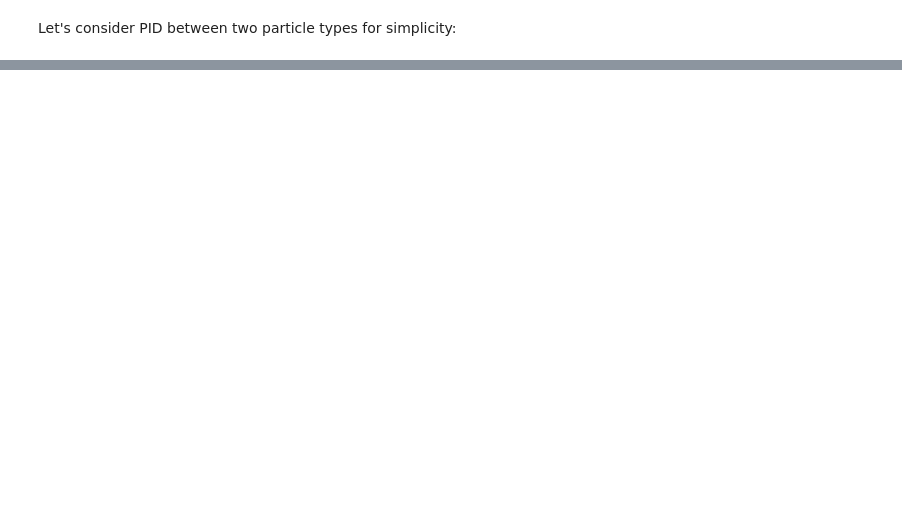
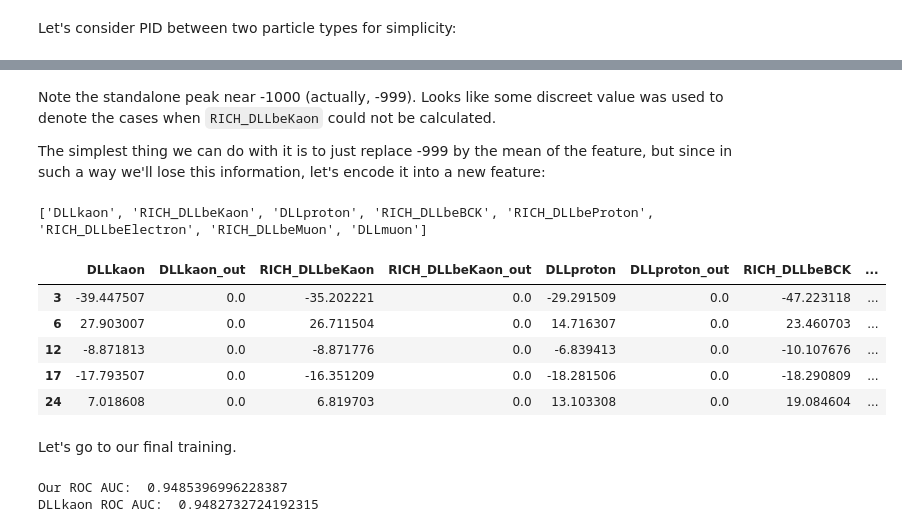
Before and after one commit to SiLiKhon/HEPStatsSeminar, a Jupyter notebook: seminar2/LinearModels_LHCb_PID.ipynb, the cells around one changed output, grey strips where cells are left out. Cells and saved outputs as stored; diff of their text form; code cells hidden in the pictures; blank space fills up the shorter version.

```diff
--- a/seminar2/LinearModels_LHCb_PID.ipynb
+++ b/seminar2/LinearModels_LHCb_PID.ipynb
@@ -242,0 +206,16 @@ plt.ylabel('rms range');
+# %%
+def get_features(dataset):
+  return dataset[top10_features]
+
+scaler = preprocessing.RobustScaler()
+scaler.fit(get_features(train))
+
+model = linear_model.LogisticRegression()
+
+model.fit(scaler.transform(get_features(train)), train.Label)
+
+preds_train = model.predict_proba(scaler.transform(get_features(train)))[:,1]
+preds_test  = model.predict_proba(scaler.transform(get_features(test )))[:,1]
+
+print(metrics.roc_auc_score(train.Label, preds_train))
+print(metrics.roc_auc_score(test .Label, preds_test ))
@@ -242,0 +233,55 @@ plt.ylabel('rms range');
+# %% [markdown]
+Note the standalone peak near -1000 (actually, -999). Looks like some discreet value was used to denote the cases when `RICH_DLLbeKaon` could not be calculated.
+
+The simplest thing we can do with it is to just replace -999 by the mean of the feature, but since in such a way we'll lose this information, let's encode it into a new feature:
+# %%
+def convert_outlier(column, value=-999):
+  """
+  This function takes a single pandas column and returns a dataframe
+  with two columns: same column with all occurrences of `value`
+  replaced by mean and a binary `column == value` column
+  """
+  is_out = (column == value)
+  is_out.name += '_out'
+
+  mean = column[~is_out].mean()
+  column = column.copy()
+  column[is_out] = mean
+
+  return pd.concat([column, is_out.astype(float)], axis=1)
+# %%
+outlier_columns = [f for f in top10_features if (data[f] == -999).sum() > 0]
+print(outlier_columns)
+# %% [output]
+['DLLkaon', 'RICH_DLLbeKaon', 'DLLproton', 'RICH_DLLbeBCK', 'RICH_DLLbeProton', 'RICH_DLLbeElectron', 'RICH_DLLbeMuon', 'DLLmuon']
+# %%
+def get_features(dataset):
+  return pd.concat([convert_outlier(dataset[f]) if f in outlier_columns else
+                    dataset[f] for f in top10_features], axis=1)
+
+get_features(train).head()
+# %% [output]
+|  | DLLkaon | DLLkaon_out | RICH_DLLbeKaon | RICH_DLLbeKaon_out | DLLproton | DLLproton_out | RICH_DLLbeBCK | ... |
+| 3 | -39.447507 | 0.0 | -35.202221 | 0.0 | -29.291509 | 0.0 | -47.223118 | ... |
+| 6 | 27.903007 | 0.0 | 26.711504 | 0.0 | 14.716307 | 0.0 | 23.460703 | ... |
+| 12 | -8.871813 | 0.0 | -8.871776 | 0.0 | -6.839413 | 0.0 | -10.107676 | ... |
+| 17 | -17.793507 | 0.0 | -16.351209 | 0.0 | -18.281506 | 0.0 | -18.290809 | ... |
+| 24 | 7.018608 | 0.0 | 6.819703 | 0.0 | 13.103308 | 0.0 | 19.084604 | ... |
+# %% [markdown]
+Let's go to our final training.
+# %%
+scaler = preprocessing.RobustScaler()
+scaler.fit(get_features(train))
+
+model = linear_model.LogisticRegression()
+
+model.fit(scaler.transform(get_features(train)), train.Label)
+
+preds_train = model.predict_proba(scaler.transform(get_features(train)))[:,1]
+preds_test  = model.predict_proba(scaler.transform(get_features(test )))[:,1]
+
+print("Our ROC AUC: ", metrics.roc_auc_score(train.Label, preds_train))
+print("DLLkaon ROC AUC: ", metrics.roc_auc_score(test .Label, preds_test ))
+# %% [output]
+Our ROC AUC:  0.9485396996228387
+DLLkaon ROC AUC:  0.9482732724192315
```
Also changed, not shown: parts of 45 cells of this notebook.
